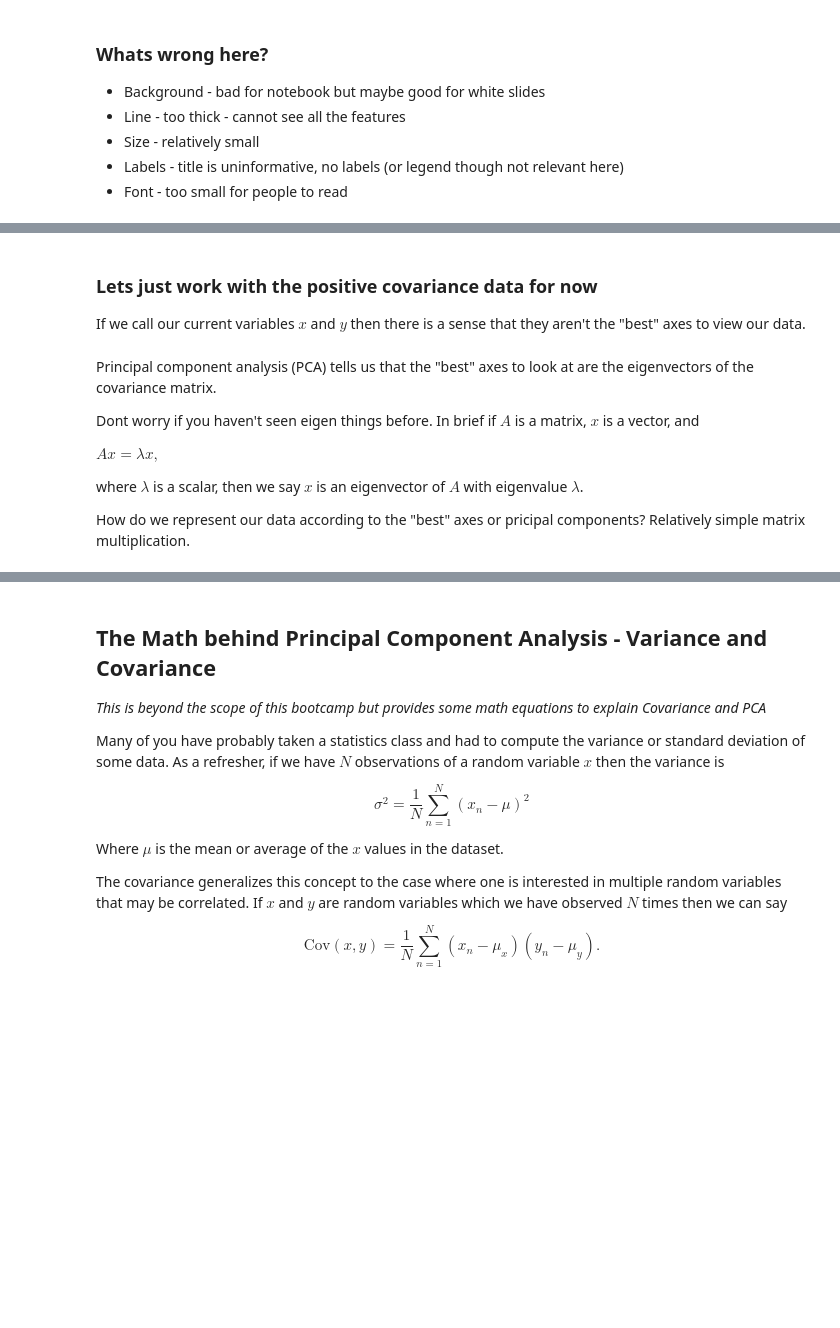
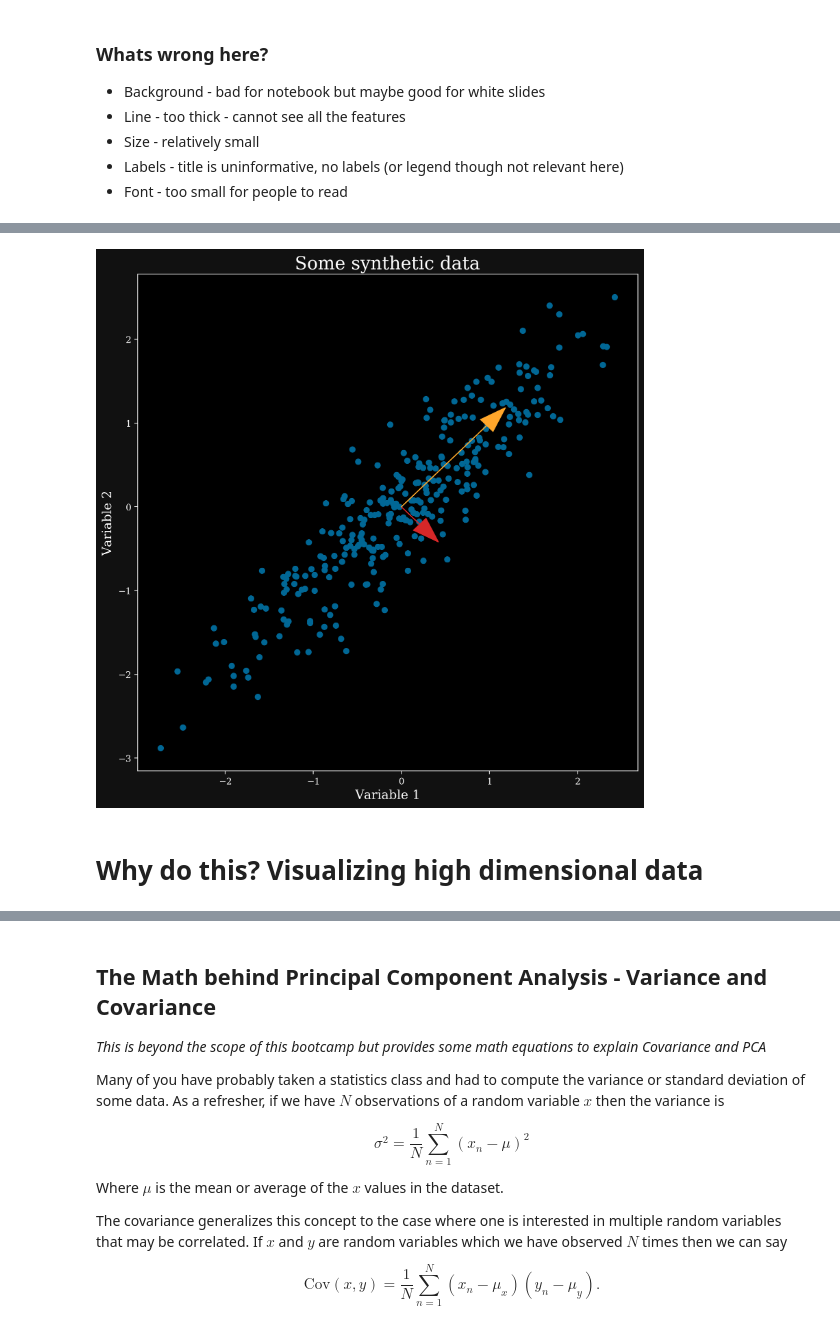
Before and after one commit to Hekstra-Lab/scientific-python-bootcamp, a Jupyter notebook: day3/day3.ipynb, the cells around one changed output, grey strips where cells are left out. Cells and saved outputs as stored; diff of their text form; code cells hidden in the pictures; blank space fills up the shorter version.

```diff
--- a/day3/day3.ipynb
+++ b/day3/day3.ipynb
@@ -77,2 +73,5 @@ cov = np.array([[9, 5],
 # %%
+mean = [0,0]
+off_diag = .9
+cov = [[1,off_diag],[off_diag,1]]
 pts = np.random.multivariate_normal(mean, cov, size=300)
@@ -118,4 +77,0 @@ print('Covariance of X and Y:', empirical_cov[0,1] )
-# %% [markdown]
-### Lets just work with the positive covariance data for now
-
-If we call our current variables $x$ and $y$ then there is a sense that they aren't the "best" axes to view our data.
@@ -131,10 +77,0 @@ plt.show()
-# %% [markdown]
-Principal component analysis (PCA) tells us that the "best" axes to look at are the eigenvectors of the covariance matrix.
-
-Dont worry if you haven't seen eigen things before. In brief if $A$ is a matrix, $x$ is a vector, and
-
-$Ax = \lambda x,$
-
-where $\lambda$ is a scalar, then we say $x$ is an eigenvector of $A$ with eigenvalue $\lambda$.
-
-How do we represent our data according to the "best" axes or pricipal components? Relatively simple matrix multiplication.
@@ -149,13 +78,18 @@ transformed = transformed[:,::-1]
 # %%
+#don't worry about this line. It turns out this is what is happening under the hood during PCA
+# I use this in order to be able to plot the arrows
+vals,vecs = np.linalg.eigh(np.cov(pts.T))
+
 plt.figure(figsize=(10,10))
 plt.scatter(pts[:,0],pts[:,1], c='xkcd:peacock blue')
-plt.title("Some synthetic data - Positive Covariance", fontsize=20)
-plt.xlim([-5,13])
-plt.xlim([-6,12])
-plt.xlabel("X",fontsize=14)
-plt.ylabel("Y",fontsize=14)
+plt.title("Some synthetic data", fontsize=20)
+plt.xlabel("Variable 1",fontsize=14)
+plt.ylabel("Variable 2",fontsize=14)
+head_width = .2
 plt.arrow(mean[0],mean[1],-np.sqrt(vals[0])*vecs[0,0],-np.sqrt(vals[0])*vecs[1,0],
-          head_width=0.5,fc='xkcd:mango', ec='xkcd:mango')
+          head_width=head_width,fc='tab:red', ec='tab:red')
 plt.arrow(mean[0],mean[1],np.sqrt(vals[1])*vecs[0,1], np.sqrt(vals[1])*vecs[1,1],
-          head_width=0.5,fc='xkcd:mango', ec='xkcd:mango')
+          head_width=head_width,fc='xkcd:mango', ec='xkcd:mango')
 plt.show()
+# %% [output]
+[figure, added]
@@ -170,0 +102,2 @@ plt.show()
+# %% [markdown]
+# Why do this? Visualizing high dimensional data
```
Also changed, not shown: parts of 23 cells of this notebook.
